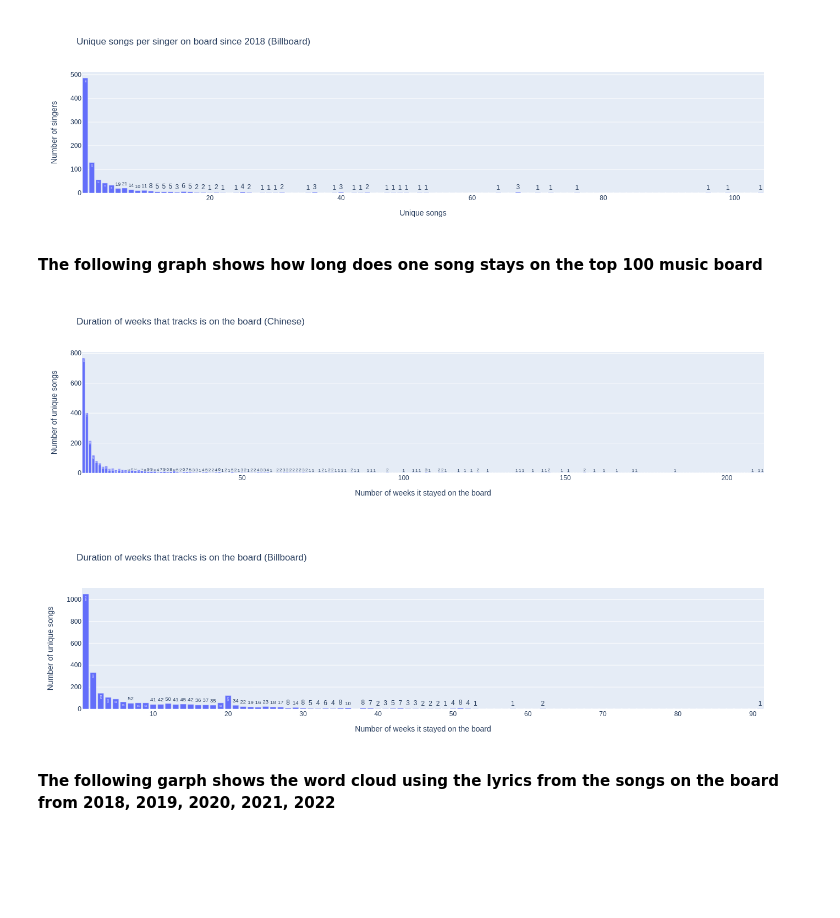
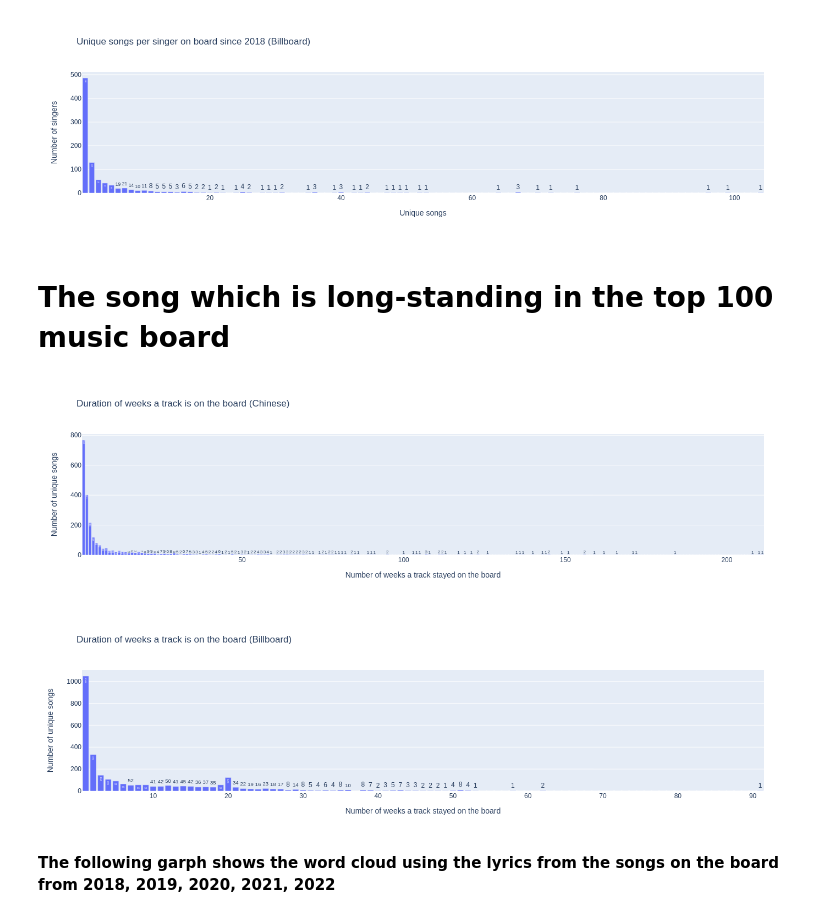
Before and after one commit to com-480-data-visualization/datavis-project-2022-shazam, a Jupyter notebook: dataset/crawler/notebook.ipynb, the cells around one changed output. Drawn from its saved outputs; the diff is of its cells as text; code cells hidden in the pictures; blank space fills up the shorter version.

Commit message:
Modify notebook title

```diff
--- a/dataset/crawler/notebook.ipynb
+++ b/dataset/crawler/notebook.ipynb
@@ -625,7 +625,7 @@ popular_singers_by_unique_songs_on_board_all(data=trend_data_billboard, title="U
 [figure]
 [figure]
 # %% [markdown]
-**The following graph shows how long does one song stays on the top 100 music board**
+# The song which is long-standing in the top 100 music board
 # %%
 def time_song_on_board_per_year(data: {}, title: str): # bar chart (x: on board week count, y: song count) b) table
     tracks = {}
@@ -648,38 +648,38 @@ def time_song_on_board_per_year(data: {}, title: str): # bar chart (x: on board
             count[tracks[t]] = 0
         count[tracks[t]] += 1
 
     mx = 0
     for c in count:
         # print(c, count[c])
         mx = max(mx, c)
     # print("mx", mx)
 
     x = []
     y = []
     for i in range(1, mx + 1):
         x.append(i)
         if i in count:
             y.append(count[i])
         else:
             y.append(0)
 
     fig = px.bar(x=x, y=y, title=f"{title}", text_auto='10s')
-    fig.update_xaxes(title="Number of weeks it stayed on the board")
+    fig.update_xaxes(title="Number of weeks a track stayed on the board")
     fig.update_yaxes(title="Number of unique songs")
     fig.update_layout(height=400, width=1400)
     # fig.show()
     os.system(f"mkdir -p out/qq")
     fig.write_image(f"out/qq/popular_singers_by_unique_songs_on_board_all.svg")
 
     # for jupyter, use png, due to performance reason
     fig.write_image(f"out/qq/popular_singers_by_unique_songs_on_board_all.png")
     show_image(f"out/qq/popular_singers_by_unique_songs_on_board_all.png")
 
-time_song_on_board_per_year(data=trend_data_Chinese, title="Duration of weeks that tracks is on the board (Chinese)")
-time_song_on_board_per_year(data=trend_data_billboard, title="Duration of weeks that tracks is on the board (Billboard)")
+time_song_on_board_per_year(data=trend_data_Chinese, title="Duration of weeks a track is on the board (Chinese)")
+time_song_on_board_per_year(data=trend_data_billboard, title="Duration of weeks a track is on the board (Billboard)")
 # %% [output]
-[figure, old version]
+[figure, new version]
-[figure, old version]
+[figure, new version]
 # %% [markdown]
 **The following garph shows the word cloud using the lyrics from the songs on the board from 2018, 2019, 2020, 2021, 2022**
 # %%
```
Also changed, not shown: parts of 4 cells of this notebook.
